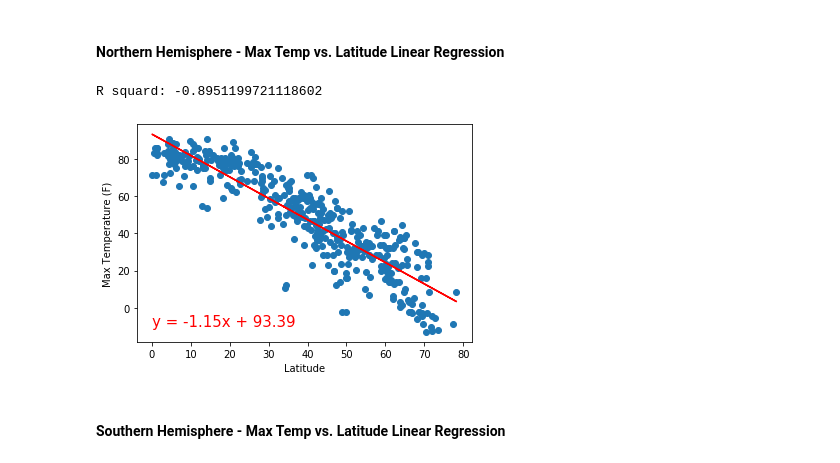
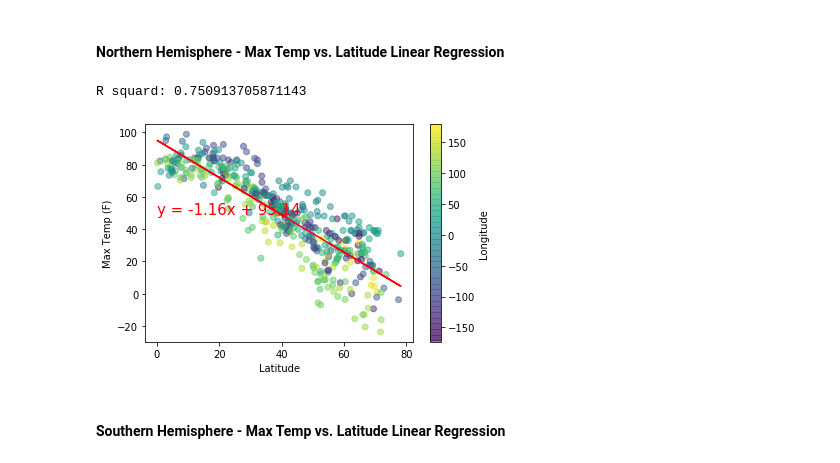
Before and after one commit to TreyWarren/python-api-challenge, a Jupyter notebook: WeatherPy.ipynb, the cells around one changed output. Cells and saved outputs as stored; diff of their text form; code cells hidden in the pictures.

Commit message:
#Comments for homework explaining the code

```diff
--- a/WeatherPy.ipynb
+++ b/WeatherPy.ipynb
@@ -190,2 +203,35 @@ Lat_vs_plot('Wind Speed', 'mph')
 # %% [markdown]
 ## Linear Regression
+# %%
+# I'm going to again define a finction that will plot the Northern
+#  and Southern regression lines on the respective scatter plots
+def Northern_Lat_Regression(y, units):
+
+    # Convert to floats and store Northern Latitudes and Max Temps as x and y values
+    x_values = weather_df.loc[weather_df['Lat']>0]['Lat'].astype(float)
+    y_values = weather_df.loc[weather_df['Lat']>0][y].astype(float)
+    z_values = weather_df.loc[weather_df['Lat']>0]['Lng'].astype(float)
+
+    # Run linear regression
+    (slope, intercept, rvalue, pvalue, stderr) = linregress(x_values, y_values)
+    regress_values = x_values * slope + intercept
+    line_eq = "y = " + str(round(slope,2)) + "x + " + str(round(intercept,2))
+
+    # Plot scatter plot, regression line and the line equation
+    plt.scatter(x_values, y_values, c=z_values, alpha=0.5)
+    plt.plot(x_values,regress_values,"r-")
+    plt.annotate(line_eq,(0,y_values.mean()),fontsize=15,color="red")
+
+    # Label plot
+    plt.xlabel('Latitude')
+    plt.ylabel(f"{y} ({units})")
+    plt.colorbar(label= 'Longitude')
+
+    #Save an image
+    plt.savefig(f"output_data/North_Hem_{y}_Regression.png")
+
+    # Print r square value
+    print(f"R squard: {rvalue**2}")
+
+    # Show plot
+    plt.show()
@@ -192,29 +256,9 @@ Lat_vs_plot('Wind Speed', 'mph')
 # %% [markdown]
 ####  Northern Hemisphere - Max Temp vs. Latitude Linear Regression
-# %%
-#### comment all this
-x_values = weather_df.loc[weather_df['Lat']>0]['Lat'].astype(float)
-y_values = weather_df.loc[weather_df['Lat']>0]['Max Temp'].astype(float)
-
-(slope, intercept, rvalue, pvalue, stderr) = linregress(x_values, y_values)
-regress_values = x_values * slope + intercept
-line_eq = "y = " + str(round(slope,2)) + "x + " + str(round(intercept,2))
-
-plt.scatter(x_values,y_values)
-
-plt.plot(x_values,regress_values,"r-")
-plt.annotate(line_eq,(0,-10),fontsize=15,color="red")
-
-plt.xlabel('Latitude')
-plt.ylabel('Max Temperature (F)')
-
-plt.savefig(f"output_data/North_Hem_Regression.png")
-
-print(f"R squard: {rvalue}")
-
-plt.show()
-# %% [output]
-R squard: -0.8951199721118602
-[figure, removed]
+# %%
+Northern_Lat_Regression('Max Temp', 'F')
+# %% [output]
+R squard: 0.750913705871143
+[figure, added]
 # %% [markdown]
 ####  Southern Hemisphere - Max Temp vs. Latitude Linear Regression
```
Also changed, not shown: parts of 30 cells of this notebook, 15 other files.
